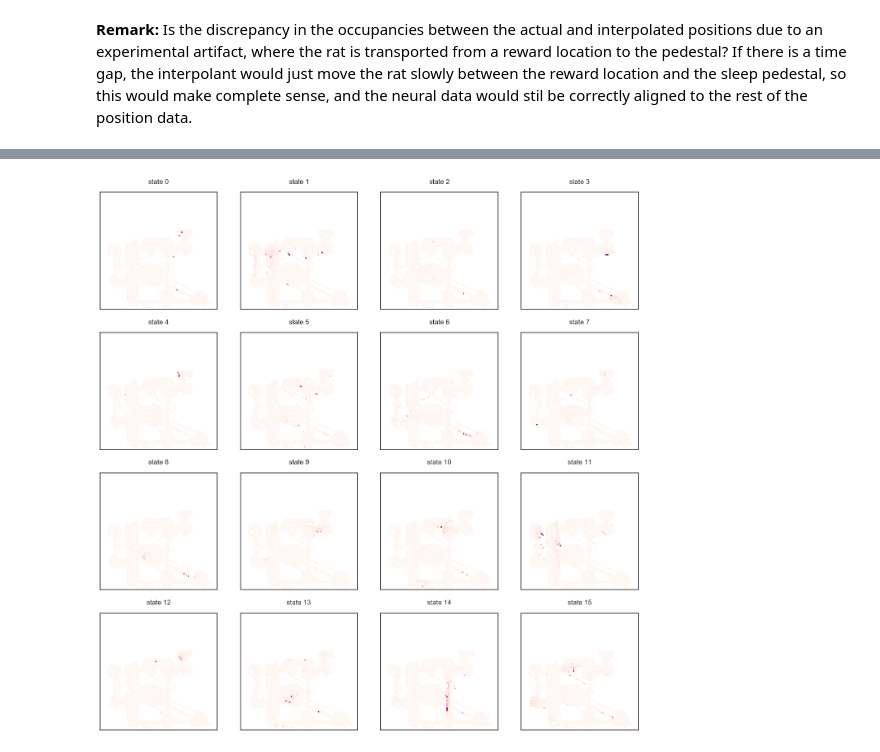
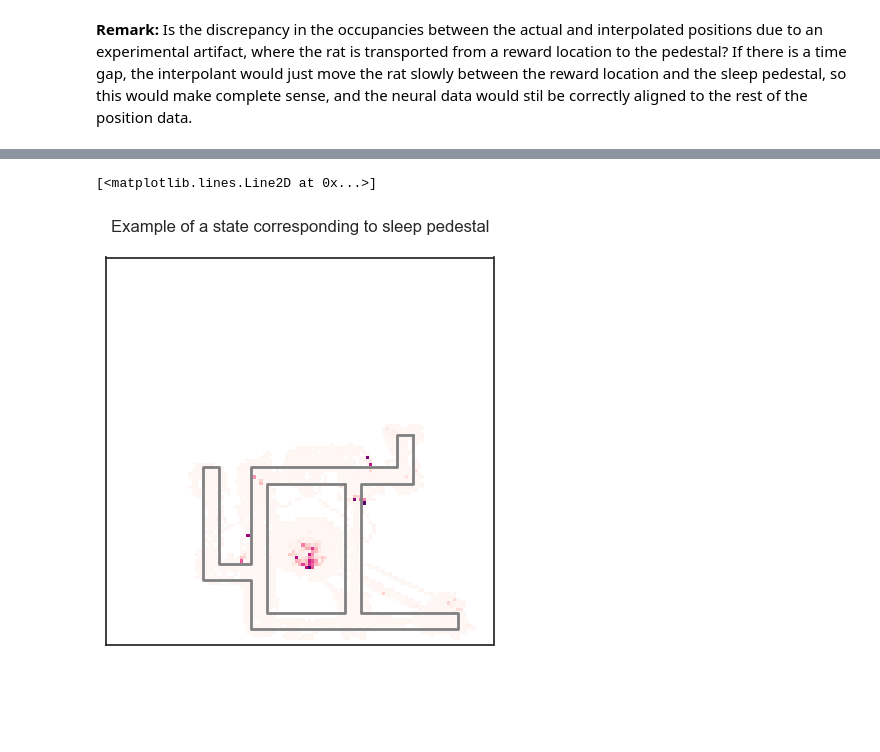
Before and after one commit to kemerelab/NeuroHMM, a Jupyter notebook: emily.ipynb, the cells around one changed output, grey strips where cells are left out. Drawn from its saved outputs; the diff is of its cells as text; code cells hidden in the pictures; blank space fills up the shorter version.

```diff
--- a/emily.ipynb
+++ b/emily.ipynb
@@ -215,11 +276,14 @@ ax.set_title('Example of a state corresponding to the shortcut path'); ax.set_xt
-# %%
-fig, axes = plt.subplots(4, 4, figsize=(17, 17), sharex=True, sharey=True)
-axes = [item for sublist in axes for item in sublist]
-
-for state, ax in enumerate(axes):
-    ax.matshow(state_pos2D[state,:,::-1].T, cmap='RdPu')
-    ax.set_xticklabels([])
-    ax.set_yticklabels([])
-    ax.set_title('state ' + str(state))
-# %% [output]
-[figure, removed]
+# %%
+fig = plt.figure(1, figsize=(5, 5))
+ax = fig.add_subplot(111)
+
+state = 11
+state_pos2D[state_pos2D==0] = np.nan
+im = ax.matshow(state_pos2D[state,:,::-1].T,interpolation='none', cmap='RdPu',  )
+# fig.colorbar(im)
+ax.set_title('Example of a state corresponding to sleep pedestal'); ax.set_xticklabels([]); ax.set_yticklabels([])
+ax.plot(px,py, linewidth=2, color='gray')
+ax.plot(pxi,pyi, linewidth=2, color='gray')
+# %% [output]
+[<matplotlib.lines.Line2D at 0x...>]
+[figure, added]
```
Also changed, not shown: parts of 9 cells of this notebook.
